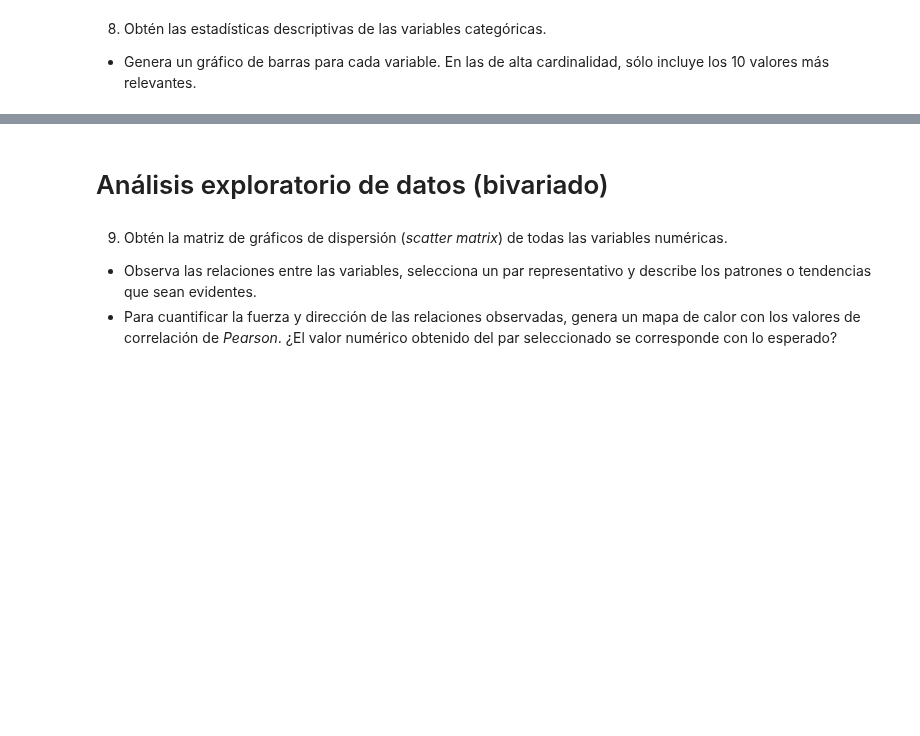
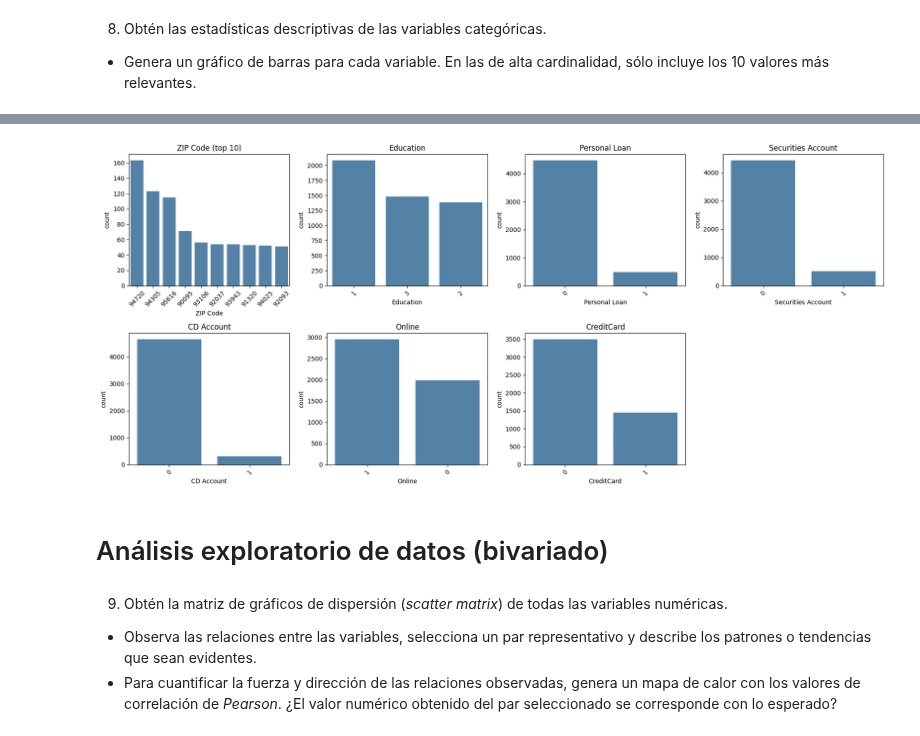
Before and after one commit to joshgc19/tc5053-datascience-A01841021-joshua-gamboa, a Jupyter notebook: Actividad4EDA.ipynb, the cells around one changed output, grey strips where cells are left out. Drawn from its saved outputs; the diff is of its cells as text; code cells hidden in the pictures; blank space fills up the shorter version.

```diff
--- a/Actividad4EDA.ipynb
+++ b/Actividad4EDA.ipynb
@@ -127,3 +535,15 @@ memory usage: 550.9+ KB
+# %%
+fig, axes = plt.subplots(2, 4, figsize=(18, 8))
+for ax, col in zip(axes.ravel(), cat_cols):
+    orden = loan_df[col].value_counts().head(10).index
+    sns.countplot(x=loan_df[col], order=orden, ax=ax, color="steelblue")
+    ax.set_title(col + (" (top 10)" if loan_df[col].nunique() > 10 else ""))
+    ax.tick_params(axis="x", rotation=45)
+axes.ravel()[-1].axis("off")
+plt.tight_layout()
+plt.show()
+# %% [output]
+[figure, added]
 # %% [markdown]
 # Análisis exploratorio de datos (bivariado)
 # %% [markdown]
```
Also changed, not shown: parts of 50 cells of this notebook.
